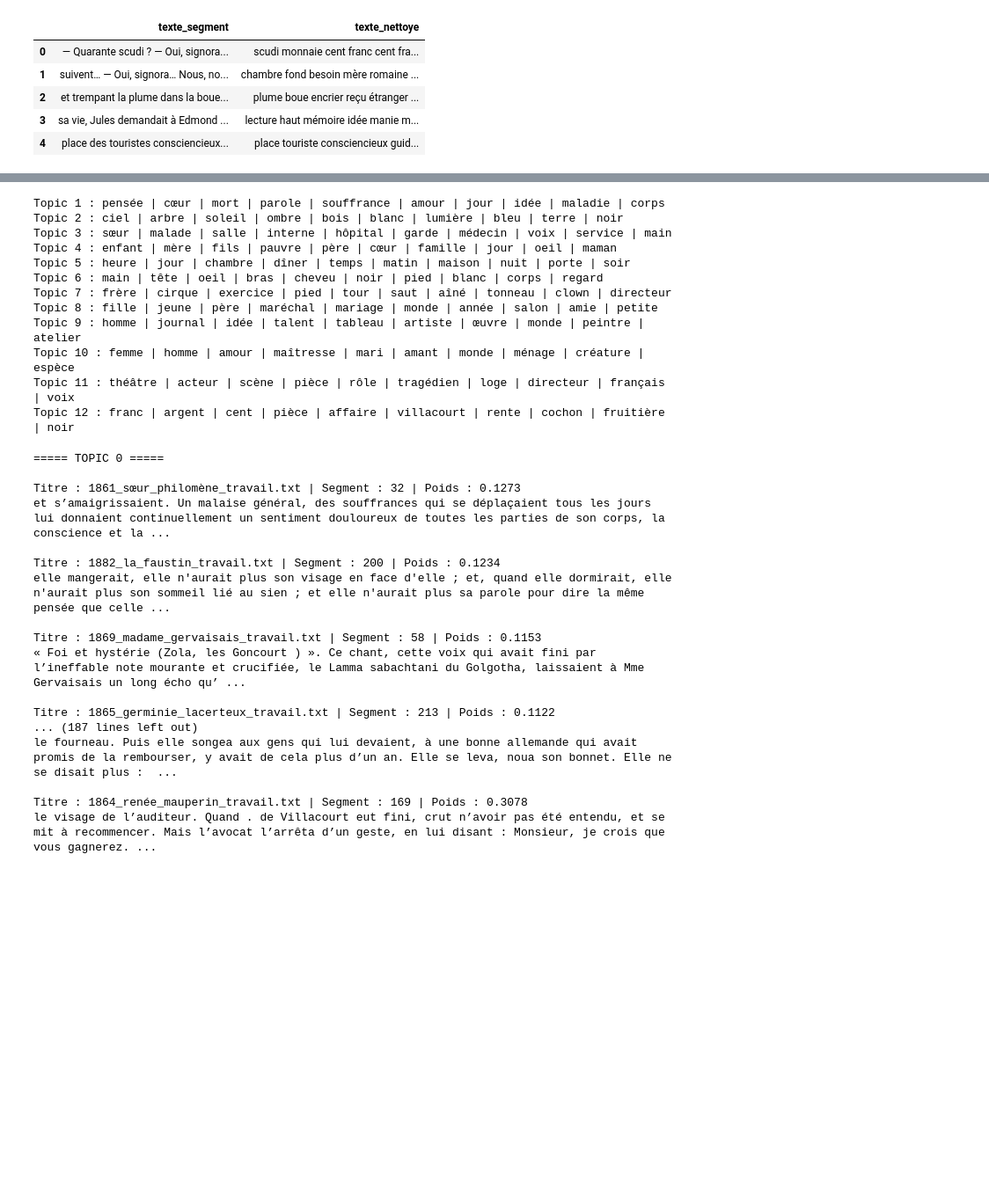
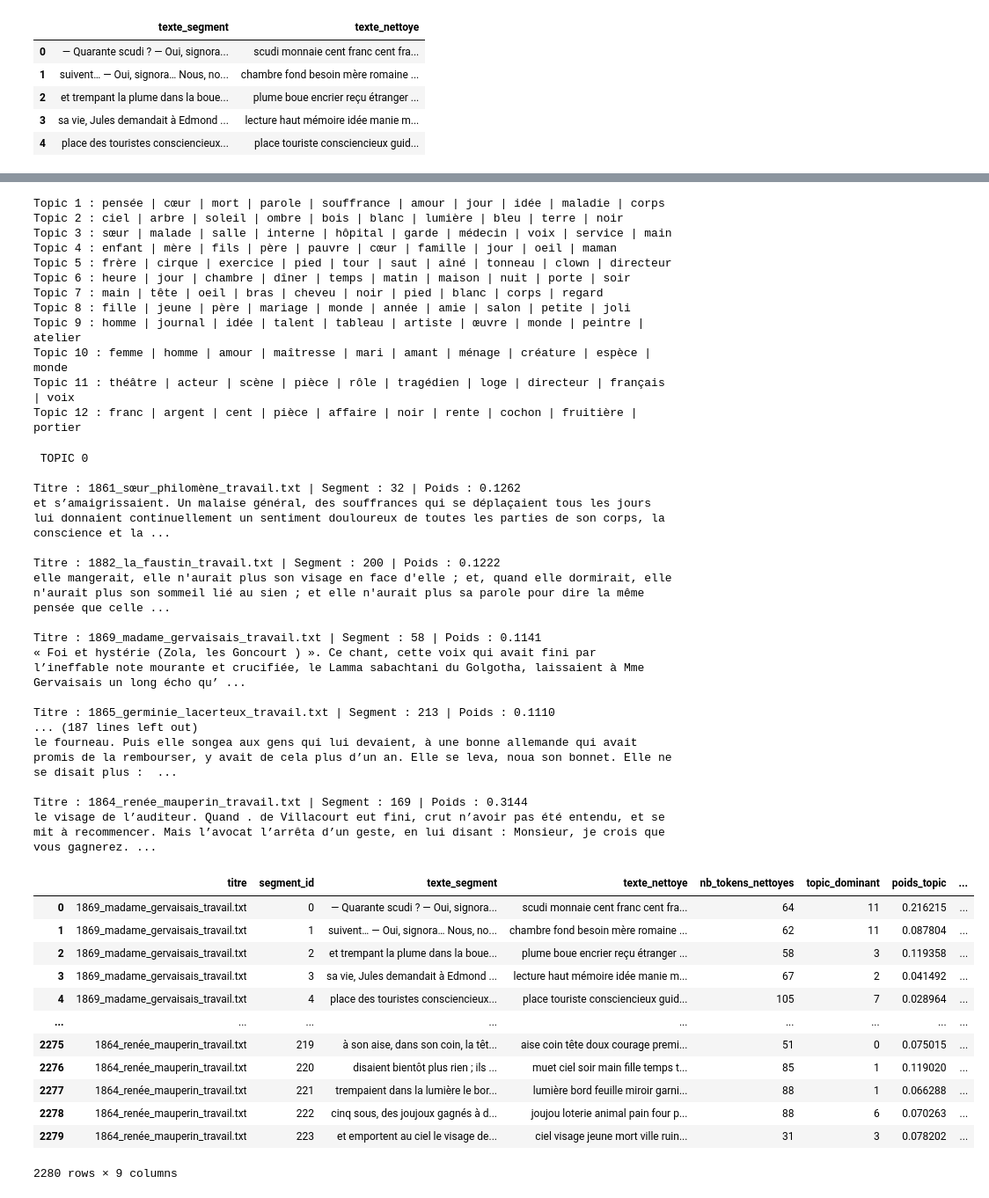
Before and after one commit to NagromLeBG/Analyse-champs-lexicaux-sur-les-Goncourt, a Jupyter notebook: Test_Final_Goncourt.ipynb, the cells around one changed output, grey strips where cells are left out. Shown at 88% size. Cells and saved outputs as stored; diff of their text form; code cells hidden in the pictures; blank space fills up the shorter version.

```diff
--- a/Test_Final_Goncourt.ipynb
+++ b/Test_Final_Goncourt.ipynb
@@ -97,6 +133,7 @@ stop_word = {
     "chose", "fois",
     "monsieur", "madame", "mademoiselle", "mme", "mlle",
     "cher", "vrai", "renée", "croire",
+    "villacourt", "maréchal", "vaudevilliste"
 }
 # On peut ajouter d'autres stop words spécifiques au corpus ou à la langue française selon les besoins.
 # %%
@@ -201,7 +244,7 @@ nmf = NMF(n_components=12,
           random_state=42,
           init="nndsvda",
           solver="cd",
-          max_iter=600,
+          max_iter=1000,
 
           )
 W = nmf.fit_transform(X)
@@ -220,21 +263,21 @@ afficher_topics(nmf, feature_names, 10)
 Topic 1 : pensée | cœur | mort | parole | souffrance | amour | jour | idée | maladie | corps
 Topic 2 : ciel | arbre | soleil | ombre | bois | blanc | lumière | bleu | terre | noir
 Topic 3 : sœur | malade | salle | interne | hôpital | garde | médecin | voix | service | main
-Topic 4 : enfant | mère | fils | pauvre | père | cœur | famille | jour | oeil | maman
-Topic 5 : heure | jour | chambre | dîner | temps | matin | maison | nuit | porte | soir
-Topic 6 : main | tête | oeil | bras | cheveu | noir | pied | blanc | corps | regard
-Topic 7 : frère | cirque | exercice | pied | tour | saut | aîné | tonneau | clown | directeur
-Topic 8 : fille | jeune | père | maréchal | mariage | monde | année | salon | amie | petite
+Topic 4 : enfant | mère | fils | père | pauvre | cœur | famille | jour | oeil | maman
+Topic 5 : frère | cirque | exercice | pied | tour | saut | aîné | tonneau | clown | directeur
+Topic 6 : heure | jour | chambre | dîner | temps | matin | maison | nuit | porte | soir
+Topic 7 : main | tête | oeil | bras | cheveu | noir | pied | blanc | corps | regard
+Topic 8 : fille | jeune | père | mariage | monde | année | amie | salon | petite | joli
 Topic 9 : homme | journal | idée | talent | tableau | artiste | œuvre | monde | peintre | atelier
-Topic 10 : femme | homme | amour | maîtresse | mari | amant | monde | ménage | créature | espèce
+Topic 10 : femme | homme | amour | maîtresse | mari | amant | ménage | créature | espèce | monde
 Topic 11 : théâtre | acteur | scène | pièce | rôle | tragédien | loge | directeur | français | voix
-Topic 12 : franc | argent | cent | pièce | affaire | villacourt | rente | cochon | fruitière | noir
+Topic 12 : franc | argent | cent | pièce | affaire | noir | rente | cochon | fruitière | portier
 # %%
 nmf = NMF(
     n_components=12,
     init="nndsvda",
     random_state=42,
-    max_iter=500
+    max_iter=1000
 )
 
 W = nmf.fit_transform(X)
@@ -243,7 +286,7 @@ df_segments["topic_dominant"] = W.argmax(axis=1)
 df_segments["poids_topic"] = W.max(axis=1)
 # %%
 for topic in sorted(df_segments["topic_dominant"].unique()):
-    print(f"\n===== TOPIC {topic} =====")
+    print(f"\n TOPIC {topic} ")
     subset = (
         df_segments[df_segments["topic_dominant"] == topic]
         .sort_values("poids_topic", ascending=False)
@@ -253,20 +296,36 @@ for topic in sorted(df_segments["topic_dominant"].unique()):
         print(f"\nTitre : {row['titre']} | Segment : {row['segment_id']} | Poids : {row['poids_topic']:.4f}")
         print(row["texte_segment"][:500])
 # %% [output]
-===== TOPIC 0 =====
+ TOPIC 0
 
-Titre : 1861_sœur_philomène_travail.txt | Segment : 32 | Poids : 0.1273
+Titre : 1861_sœur_philomène_travail.txt | Segment : 32 | Poids : 0.1262
 et s’amaigrissaient. Un malaise général, des souffrances qui se déplaçaient tous les jours lui donnaient continuellement un sentiment douloureux de toutes les parties de son corps, la conscience et la ...
 
-Titre : 1882_la_faustin_travail.txt | Segment : 200 | Poids : 0.1234
+Titre : 1882_la_faustin_travail.txt | Segment : 200 | Poids : 0.1222
 elle mangerait, elle n'aurait plus son visage en face d'elle ; et, quand elle dormirait, elle n'aurait plus son sommeil lié au sien ; et elle n'aurait plus sa parole pour dire la même pensée que celle ...
 
-Titre : 1869_madame_gervaisais_travail.txt | Segment : 58 | Poids : 0.1153
+Titre : 1869_madame_gervaisais_travail.txt | Segment : 58 | Poids : 0.1141
 « Foi et hystérie (Zola, les Goncourt ) ». Ce chant, cette voix qui avait fini par l’ineffable note mourante et crucifiée, le Lamma sabachtani du Golgotha, laissaient à Mme Gervaisais un long écho qu’ ...
 
-Titre : 1865_germinie_lacerteux_travail.txt | Segment : 213 | Poids : 0.1122
+Titre : 1865_germinie_lacerteux_travail.txt | Segment : 213 | Poids : 0.1110
 ... (187 lines left out)
 le fourneau. Puis elle songea aux gens qui lui devaient, à une bonne allemande qui avait promis de la rembourser, y avait de cela plus d’un an. Elle se leva, noua son bonnet. Elle ne se disait plus :  ...
 
-Titre : 1864_renée_mauperin_travail.txt | Segment : 169 | Poids : 0.3078
+Titre : 1864_renée_mauperin_travail.txt | Segment : 169 | Poids : 0.3144
 le visage de l’auditeur. Quand . de Villacourt eut fini, crut n’avoir pas été entendu, et se mit à recommencer. Mais l’avocat l’arrêta d’un geste, en lui disant : Monsieur, je crois que vous gagnerez. ...
+# %%
+df_segments
+# %% [output]
+|  | titre | segment_id | texte_segment | texte_nettoye | nb_tokens_nettoyes | topic_dominant | poids_topic | ... |
+| 0 | 1869_madame_gervaisais_travail.txt | 0 | — Quarante scudi ? — Oui, signora... | scudi monnaie cent franc cent fra... | 64 | 11 | 0.216215 | ... |
+| 1 | 1869_madame_gervaisais_travail.txt | 1 | suivent… — Oui, signora… Nous, no... | chambre fond besoin mère romaine ... | 62 | 11 | 0.087804 | ... |
+| 2 | 1869_madame_gervaisais_travail.txt | 2 | et trempant la plume dans la boue... | plume boue encrier reçu étranger ... | 58 | 3 | 0.119358 | ... |
+| 3 | 1869_madame_gervaisais_travail.txt | 3 | sa vie, Jules demandait à Edmond ... | lecture haut mémoire idée manie m... | 67 | 2 | 0.041492 | ... |
+| 4 | 1869_madame_gervaisais_travail.txt | 4 | place des touristes consciencieux... | place touriste consciencieux guid... | 105 | 7 | 0.028964 | ... |
+| ... | ... | ... | ... | ... | ... | ... | ... | ... |
+| 2275 | 1864_renée_mauperin_travail.txt | 219 | à son aise, dans son coin, la têt... | aise coin tête doux courage premi... | 51 | 0 | 0.075015 | ... |
+| 2276 | 1864_renée_mauperin_travail.txt | 220 | disaient bientôt plus rien ; ils ... | muet ciel soir main fille temps t... | 85 | 1 | 0.119020 | ... |
+| 2277 | 1864_renée_mauperin_travail.txt | 221 | trempaient dans la lumière le bor... | lumière bord feuille miroir garni... | 88 | 1 | 0.066288 | ... |
+| 2278 | 1864_renée_mauperin_travail.txt | 222 | cinq sous, des joujoux gagnés à d... | joujou loterie animal pain four p... | 88 | 6 | 0.070263 | ... |
+| 2279 | 1864_renée_mauperin_travail.txt | 223 | et emportent au ciel le visage de... | ciel visage jeune mort ville ruin... | 31 | 3 | 0.078202 | ... |
+2280 rows × 9 columns
```
Also changed, not shown: parts of 16 cells of this notebook.
